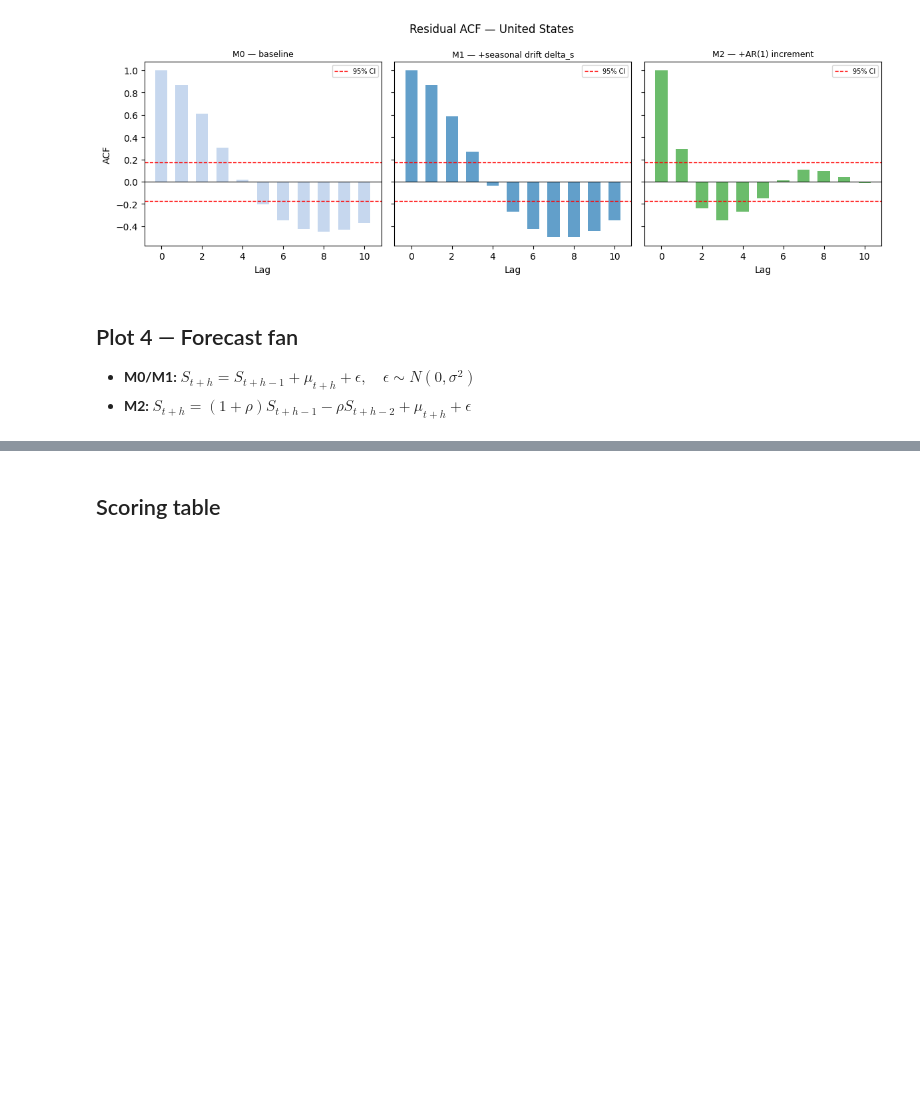
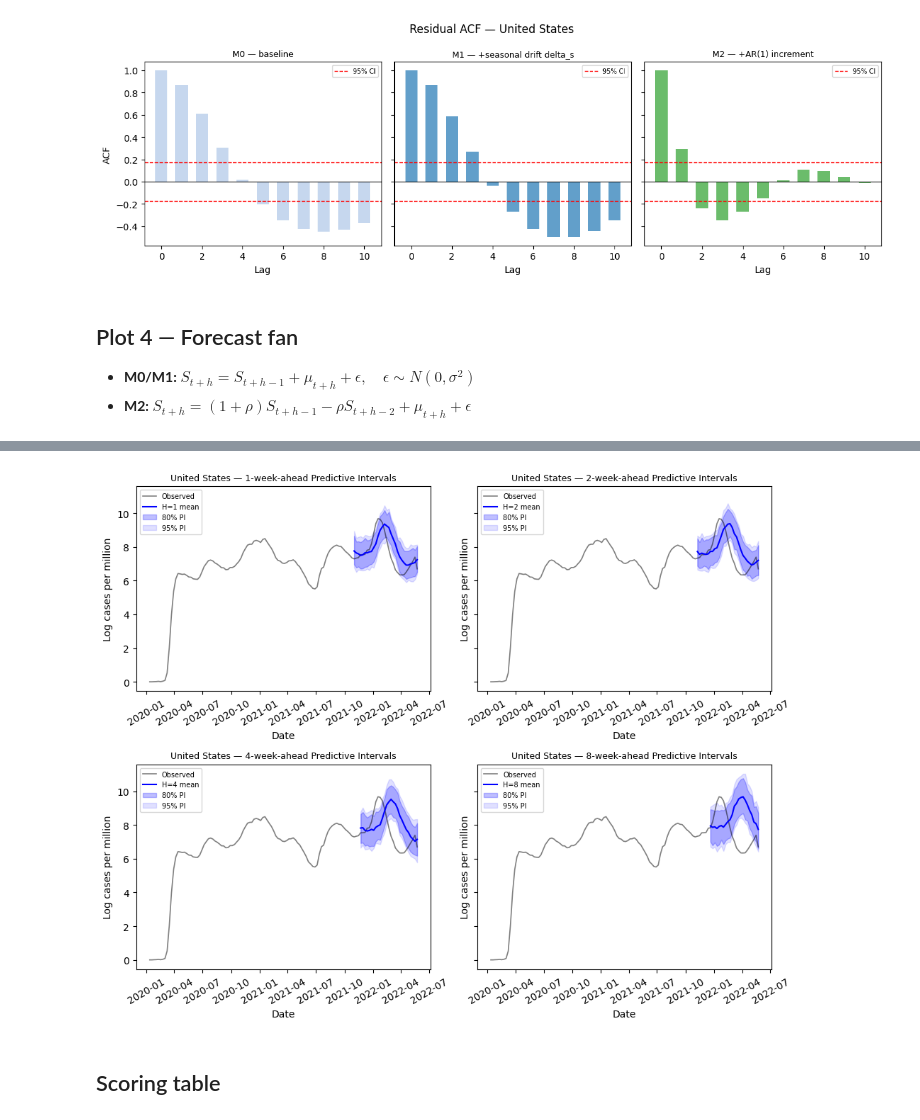
Before and after one commit to xiaoran0606/305-project, a Jupyter notebook: model/inference_AR_new.ipynb, the cells around one changed output, grey strips where cells are left out. Saved outputs shown, nothing was run; the diff lists cells and outputs as text; code cells hidden in the pictures; blank space fills up the shorter version.

Commit message:
Corrected M0 forecasts

```diff
--- a/model/inference_AR_new.ipynb
+++ b/model/inference_AR_new.ipynb
@@ -359,3 +404,8 @@ for h in HORIZONS:
+# %%
+#M0 forecasting intervals
+plot_forecast_m0(COUNTRY, n_samples=200)
+# %% [output]
+[figure, added]
 # %% [markdown]
 ## Scoring table
 # %%
```
Also changed, not shown: parts of 2 cells of this notebook.
